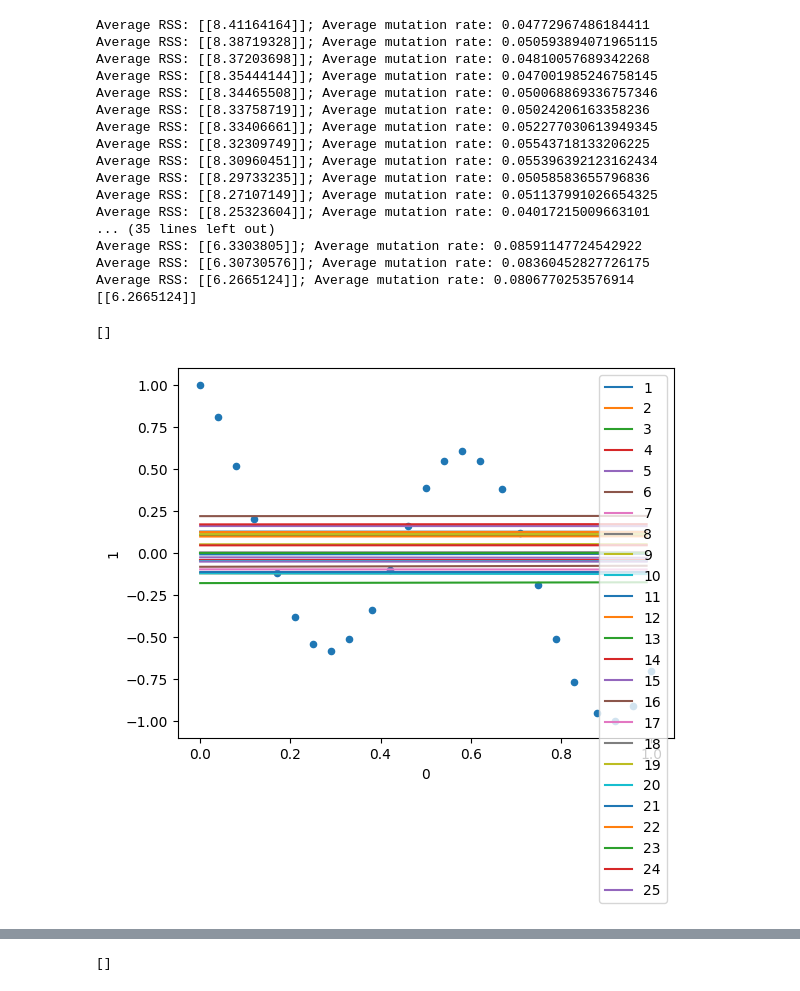
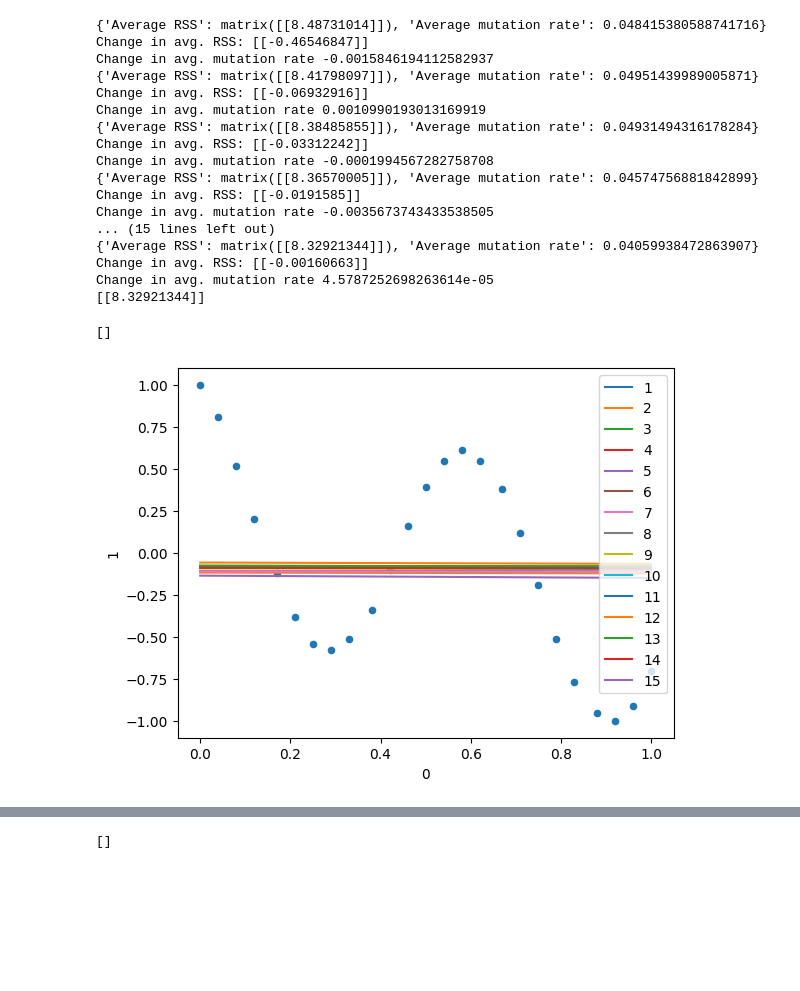
Before and after one commit to eliskol/machine-learning, a Jupyter notebook: src/neural-nets/intro_neuroevolution.ipynb, the cells around one changed output, grey strips where cells are left out. Cells and saved outputs as stored; diff of their text form; code cells hidden in the pictures; blank space fills up the shorter version.

```diff
--- a/src/neural-nets/intro_neuroevolution.ipynb
+++ b/src/neural-nets/intro_neuroevolution.ipynb
@@ -24,37 +24,31 @@ num_nets = 15
 activation_functions_and_derivatives = [[tanh, tanh_prime] for _ in range(4)]
 # %%
 evolving_neural_net = EvolvingNeuralNet(num_nodes_by_layer, num_nets, activation_functions_and_derivatives, datapoints, 0.01, 0.05)
-evolving_neural_net.train(50, log=True)
+evolving_neural_net.train(10, log=True)
 print(evolving_neural_net.average_RSS)
 # %% [output]
-Average RSS: [[8.41164164]]; Average mutation rate: 0.04772967486184411
-Average RSS: [[8.38719328]]; Average mutation rate: 0.050593894071965115
-Average RSS: [[8.37203698]]; Average mutation rate: 0.04810057689342268
-Average RSS: [[8.35444144]]; Average mutation rate: 0.047001985246758145
-Average RSS: [[8.34465508]]; Average mutation rate: 0.050068869336757346
-Average RSS: [[8.33758719]]; Average mutation rate: 0.05024206163358236
-Average RSS: [[8.33406661]]; Average mutation rate: 0.052277030613949345
-Average RSS: [[8.32309749]]; Average mutation rate: 0.05543718133206225
-Average RSS: [[8.30960451]]; Average mutation rate: 0.055396392123162434
-Average RSS: [[8.29733235]]; Average mutation rate: 0.05058583655796836
-Average RSS: [[8.27107149]]; Average mutation rate: 0.051137991026654325
-Average RSS: [[8.25323604]]; Average mutation rate: 0.04017215009663101
-... (35 lines left out)
-Average RSS: [[6.3303805]]; Average mutation rate: 0.08591147724542922
-Average RSS: [[6.30730576]]; Average mutation rate: 0.08360452827726175
-Average RSS: [[6.2665124]]; Average mutation rate: 0.0806770253576914
-[[6.2665124]]
+{'Average RSS': matrix([[8.48731014]]), 'Average mutation rate': 0.048415380588741716}
+Change in avg. RSS: [[-0.46546847]]
+Change in avg. mutation rate -0.0015846194112582937
+{'Average RSS': matrix([[8.41798097]]), 'Average mutation rate': 0.04951439989005871}
+Change in avg. RSS: [[-0.06932916]]
+Change in avg. mutation rate 0.0010990193013169919
+{'Average RSS': matrix([[8.38485855]]), 'Average mutation rate': 0.04931494316178284}
+Change in avg. RSS: [[-0.03312242]]
+Change in avg. mutation rate -0.0001994567282758708
+{'Average RSS': matrix([[8.36570005]]), 'Average mutation rate': 0.04574756881842899}
+Change in avg. RSS: [[-0.0191585]]
+Change in avg. mutation rate -0.0035673743433538505
+... (15 lines left out)
+{'Average RSS': matrix([[8.32921344]]), 'Average mutation rate': 0.04059938472863907}
+Change in avg. RSS: [[-0.00160663]]
+Change in avg. mutation rate 4.5787252698263614e-05
+[[8.32921344]]
-# %%
-nn_df = pd.DataFrame([[x / 100, *[float(neural_net.predict(np.matrix(x / 100))) for neural_net in neural_nets]]
-                     for x in range(100)])
-datapoint_df = pd.DataFrame(datapoints)
-datapoint_plot = datapoint_df.plot(x=0, y=1, kind="scatter")
-for i in range(25):
-    datapoint_plot = nn_df.plot(ax=datapoint_plot, x=0, y=i+1)
-datapoint_plot.plot()
-# %% [output]
-[]
-[figure, removed]
+# %%
+evolving_neural_net.plot().plot()
+# %% [output]
+[]
+[figure, added]
 # %%
 beginning = time.time()
 data = [beginning, 0]
```
Also changed, not shown: parts of 2 cells of this notebook, 40 other files.
